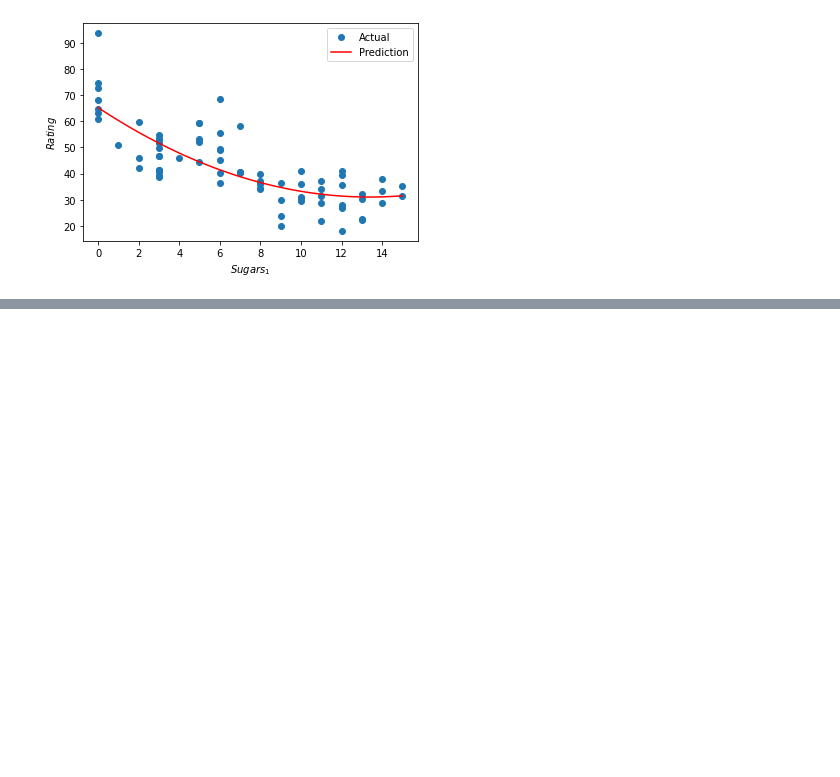
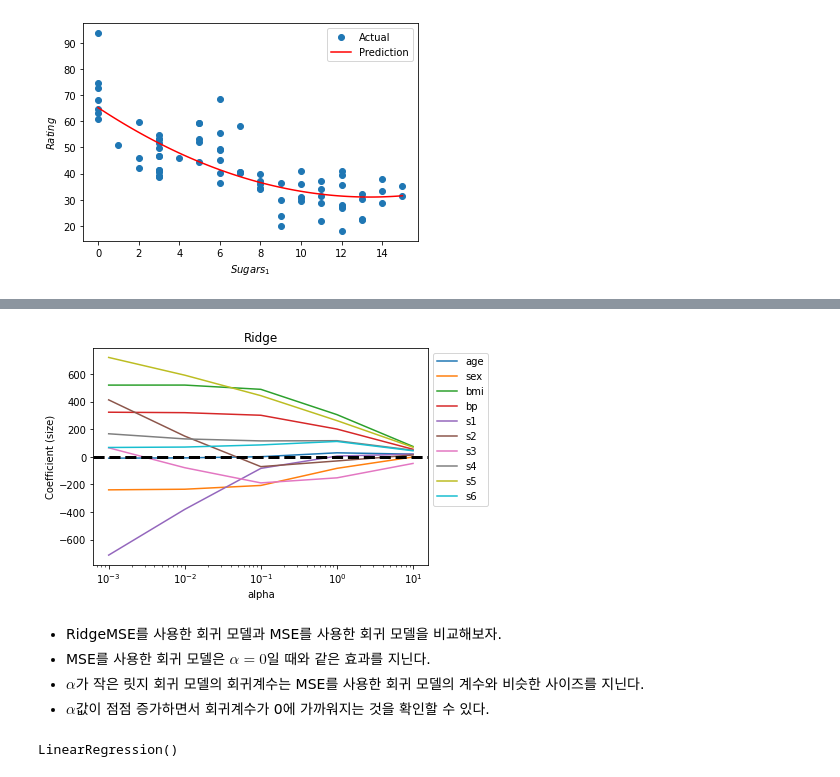
Before and after one commit to Bob-Cheol/bobtory, a Jupyter notebook: study/BigDataAnalyst/6. 머신러닝 - 지도학습.ipynb, the cells around one changed output, grey strips where cells are left out. Saved outputs shown, nothing was run; the diff lists cells and outputs as text; code cells hidden in the pictures; blank space fills up the shorter version.

```diff
--- a/study/BigDataAnalyst/6. 머신러닝 - 지도학습.ipynb
+++ b/study/BigDataAnalyst/6. 머신러닝 - 지도학습.ipynb
@@ -463,0 +620,20 @@ plt.show()
+# %%
+from sklearn.linear_model import Ridge
+import numpy as np
+
+alpha = np.logspace(-3, 1, 5)
+
+data = []
+
+for i, a in enumerate(alpha):
+  ridge = Ridge(alpha=a)
+  ridge.fit(x, y)
+  data.append(pd.Series(np.hstack([ridge.coef_])))
+
+df_ridge = pd.DataFrame(
+  data,
+  index=alpha
+)
+df_ridge.columns = x.columns
+
+df_ridge
@@ -463,0 +647,36 @@ plt.show()
+# %%
+import matplotlib.pyplot as plt
+
+plt.semilogx(df_ridge)
+# plt.xticks(
+#   alpha,
+#   labels=np.log10(alpha)
+# )
+plt.legend(
+  labels=df_ridge.columns,
+  bbox_to_anchor=(1, 1)
+)
+plt.title('Ridge')
+plt.xlabel('alpha')
+plt.ylabel('Coefficient (size)')
+plt.axhline(
+  y = 0,
+  linestyle='--',
+  color='black',
+  linewidth=3
+)
+plt.show()
+# %% [output]
+[figure, added]
+# %% [markdown]
+- RidgeMSE를 사용한 회귀 모델과 MSE를 사용한 회귀 모델을 비교해보자.
+- MSE를 사용한 회귀 모델은 $\alpha=0$일 때와 같은 효과를 지닌다.
+- $\alpha$가 작은 릿지 회귀 모델의 회귀계수는 MSE를 사용한 회귀 모델의 계수와 비슷한 사이즈를 지닌다.
+- $\alpha$값이 점점 증가하면서 회귀계수가 0에 가까워지는 것을 확인할 수 있다.
+# %%
+from sklearn.linear_model import LinearRegression
+
+lr = LinearRegression()
+lr.fit(x, y)
+# %% [output]
+LinearRegression()
```
Also changed, not shown: parts of 95 cells of this notebook, 4 other files.
